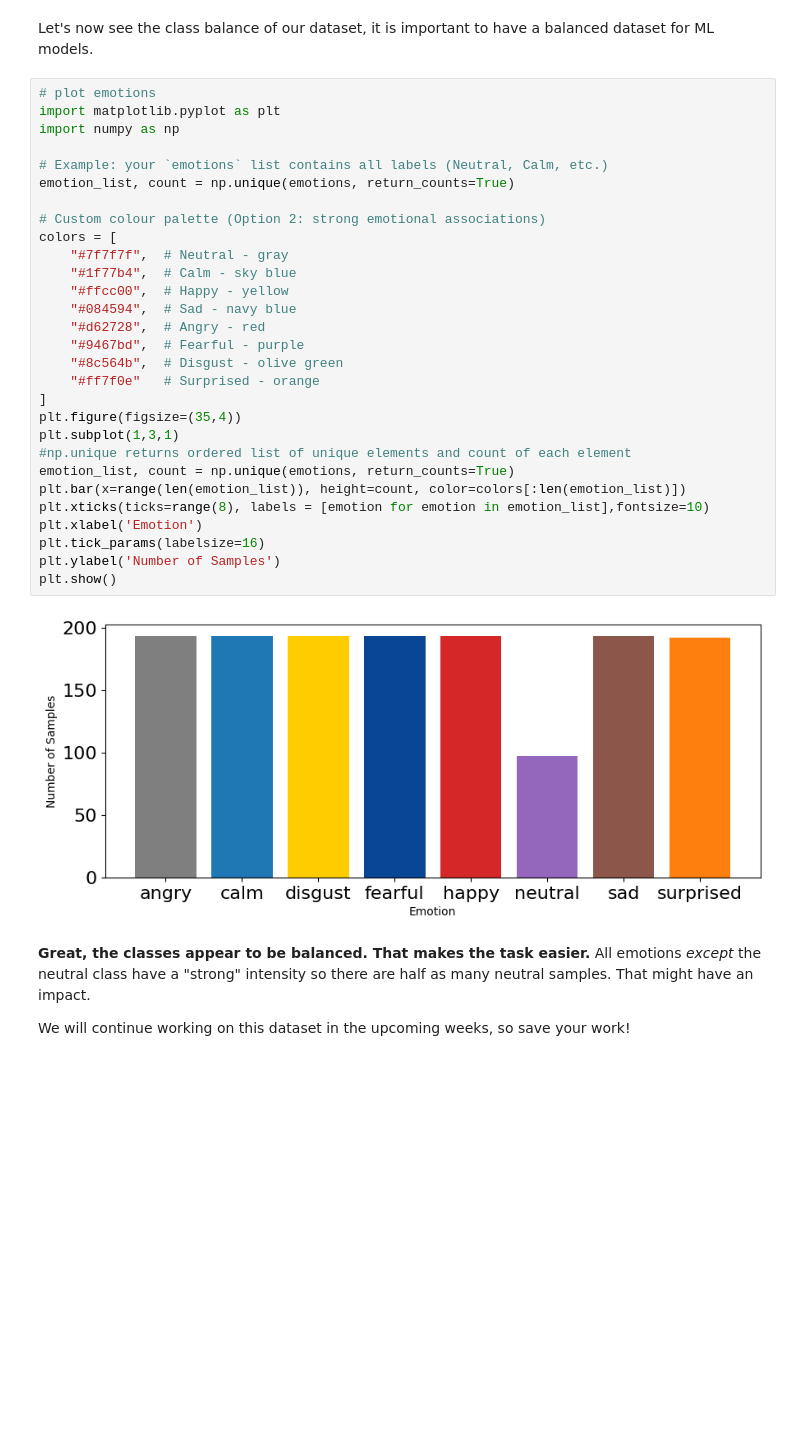
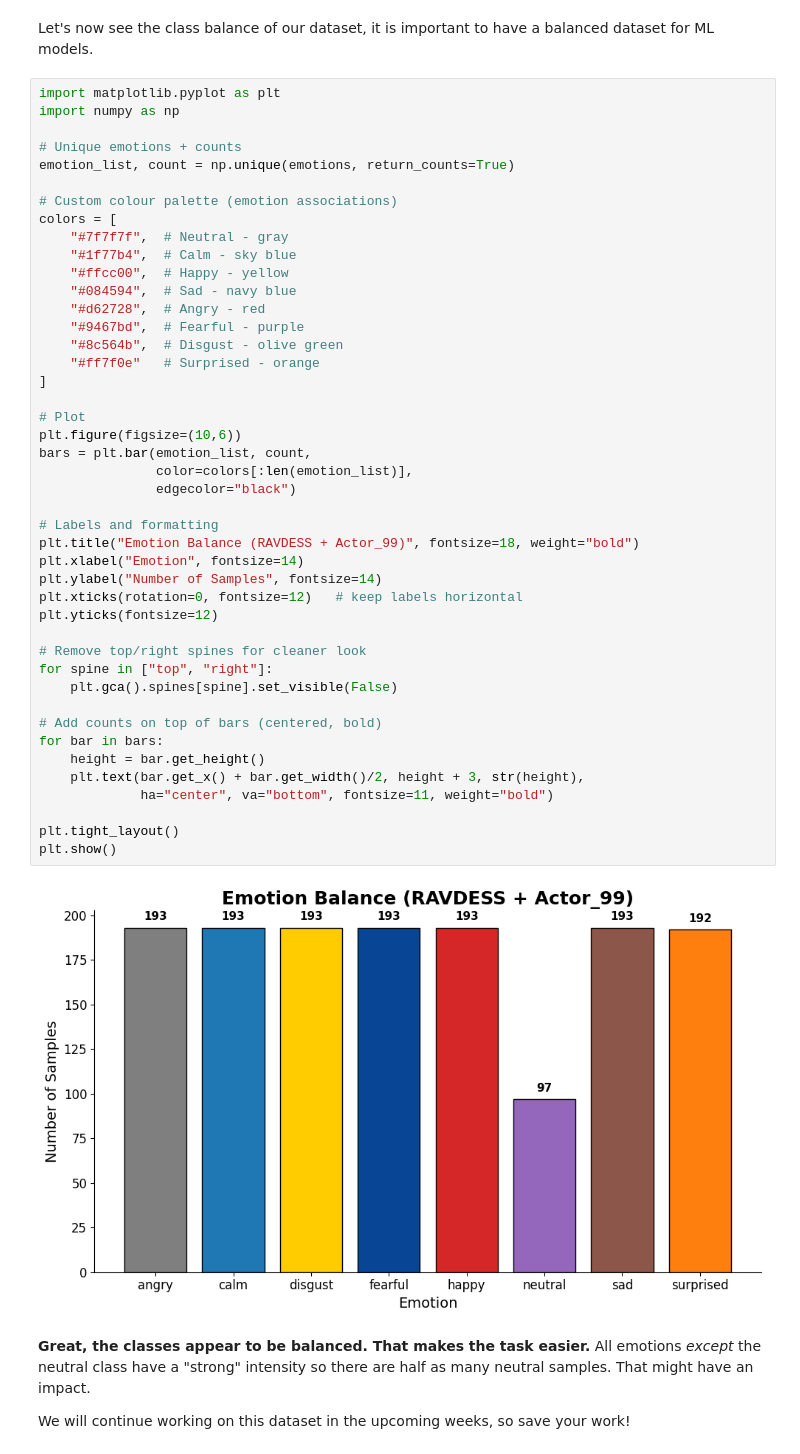
Before and after one commit to jcvancity2022/Week2-DataPreprocessing, a Jupyter notebook: Week 2.ipynb, the cells around one changed output. Cells and saved outputs as stored; diff of their text form; blank space fills up the shorter version.

Commit message:
I modified the code to make sure the data is visually represented neatly

```diff
--- a/Week 2.ipynb
+++ b/Week 2.ipynb
@@ -754,36 +754,51 @@ features, emotions = load_data()
 # %% [markdown]
 Let's now see the class balance of our dataset, it is important to have a balanced dataset for ML models.
 # %%
-# plot emotions
 import matplotlib.pyplot as plt
 import numpy as np
 
-# Example: your `emotions` list contains all labels (Neutral, Calm, etc.)
+# Unique emotions + counts
 emotion_list, count = np.unique(emotions, return_counts=True)
 
-# Custom colour palette (Option 2: strong emotional associations)
+# Custom colour palette (emotion associations)
 colors = [
     "#7f7f7f",  # Neutral - gray
     "#1f77b4",  # Calm - sky blue
     "#ffcc00",  # Happy - yellow
     "#084594",  # Sad - navy blue
     "#d62728",  # Angry - red
     "#9467bd",  # Fearful - purple
     "#8c564b",  # Disgust - olive green
     "#ff7f0e"   # Surprised - orange
 ]
-plt.figure(figsize=(35,4))
-plt.subplot(1,3,1)
-#np.unique returns ordered list of unique elements and count of each element
-emotion_list, count = np.unique(emotions, return_counts=True)
-plt.bar(x=range(len(emotion_list)), height=count, color=colors[:len(emotion_list)])
-plt.xticks(ticks=range(8), labels = [emotion for emotion in emotion_list],fontsize=10)
-plt.xlabel('Emotion')
-plt.tick_params(labelsize=16)
-plt.ylabel('Number of Samples')
+
+# Plot
+plt.figure(figsize=(10,6))
+bars = plt.bar(emotion_list, count,
+               color=colors[:len(emotion_list)],
+               edgecolor="black")
+
+# Labels and formatting
+plt.title("Emotion Balance (RAVDESS + Actor_99)", fontsize=18, weight="bold")
+plt.xlabel("Emotion", fontsize=14)
+plt.ylabel("Number of Samples", fontsize=14)
+plt.xticks(rotation=0, fontsize=12)   # keep labels horizontal
+plt.yticks(fontsize=12)
+
+# Remove top/right spines for cleaner look
+for spine in ["top", "right"]:
+    plt.gca().spines[spine].set_visible(False)
+
+# Add counts on top of bars (centered, bold)
+for bar in bars:
+    height = bar.get_height()
+    plt.text(bar.get_x() + bar.get_width()/2, height + 3, str(height),
+             ha="center", va="bottom", fontsize=11, weight="bold")
+
+plt.tight_layout()
 plt.show()
 # %% [output]
-[figure, old version]
+[figure, new version]
 # %% [markdown]
 **Great, the classes appear to be balanced. That makes the task easier.** All emotions _except_ the neutral class have a "strong" intensity so there are half as many neutral samples. That might have an impact.
 
```
Also changed, not shown: parts of 2 cells of this notebook.
